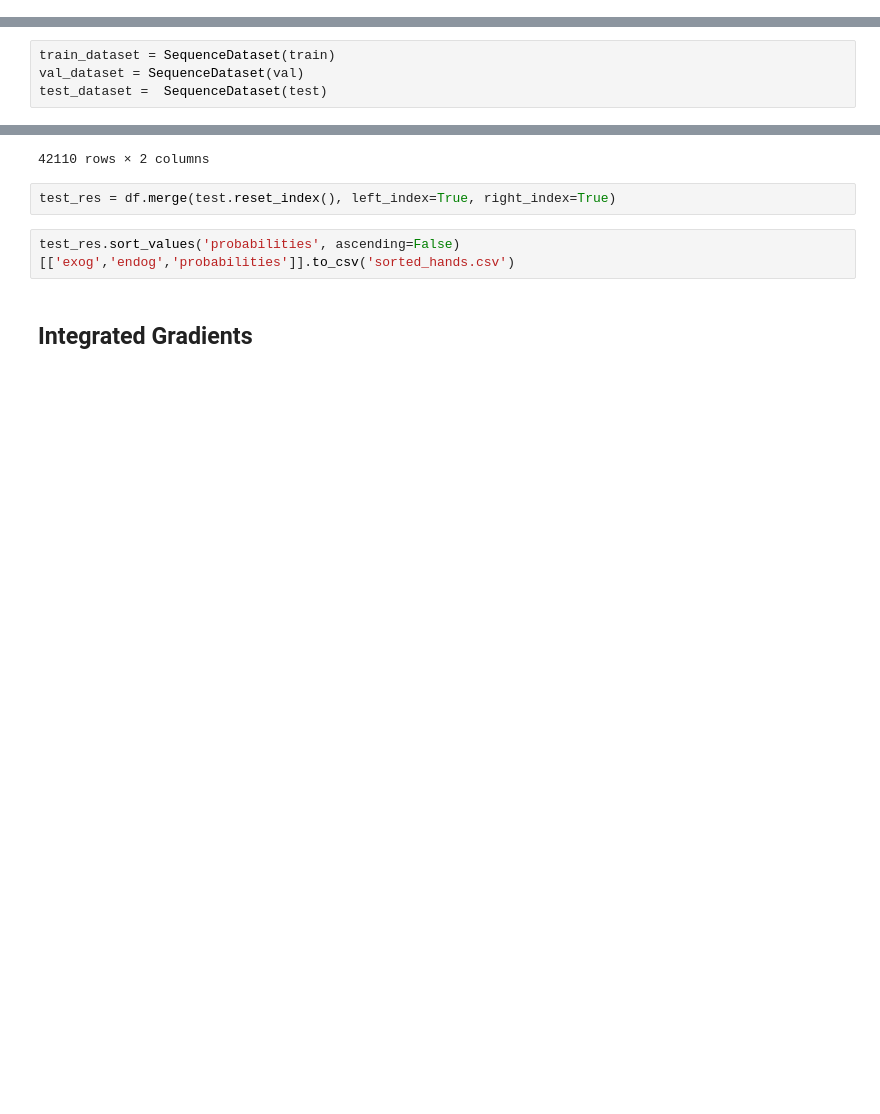
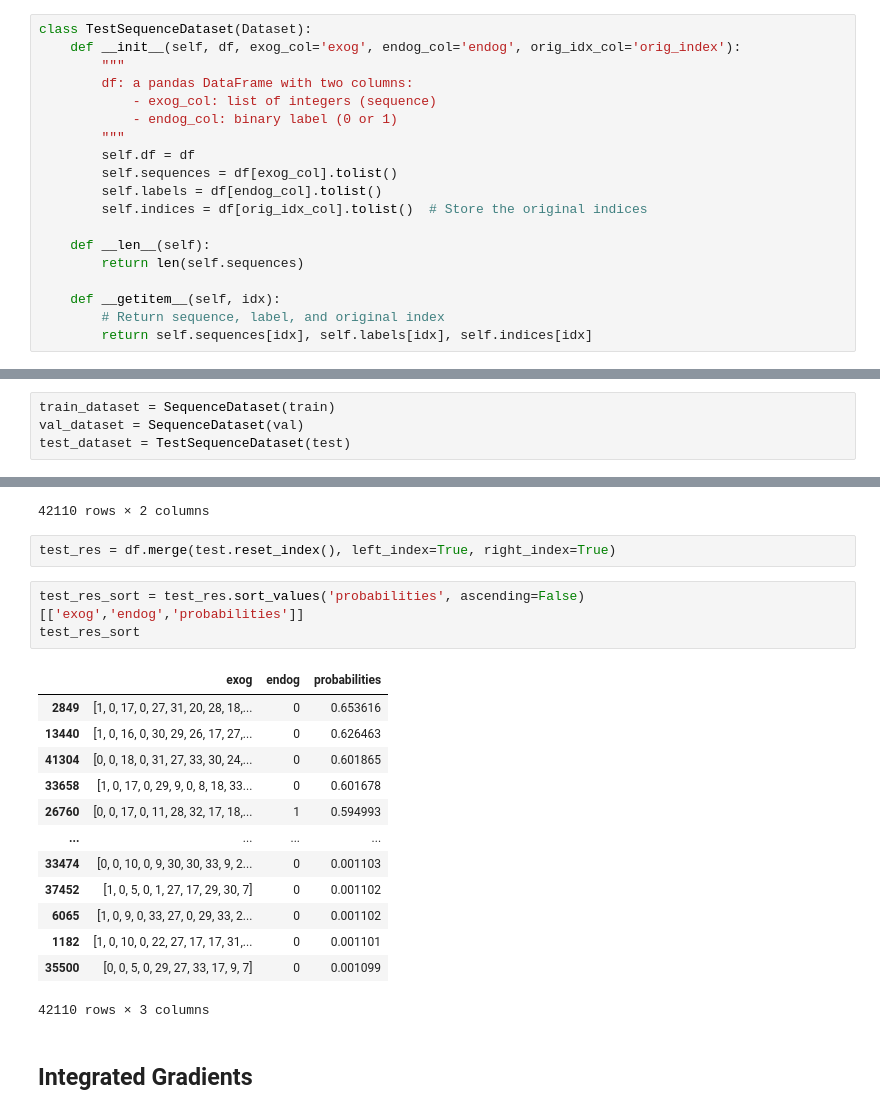
Before and after one commit to Efithor/riichi-dendrology, a Jupyter notebook: train_test.ipynb, the cells around one changed output, grey strips where cells are left out. Cells and saved outputs as stored; diff of their text form; blank space fills up the shorter version.

```diff
--- a/train_test.ipynb
+++ b/train_test.ipynb
@@ -282,3 +315,22 @@ val.to_csv('run_3_11_2025/val.csv')
+# %%
+class TestSequenceDataset(Dataset):
+    def __init__(self, df, exog_col='exog', endog_col='endog', orig_idx_col='orig_index'):
+        """
+        df: a pandas DataFrame with two columns:
+            - exog_col: list of integers (sequence)
+            - endog_col: binary label (0 or 1)
+        """
+        self.df = df
+        self.sequences = df[exog_col].tolist()
+        self.labels = df[endog_col].tolist()
+        self.indices = df[orig_idx_col].tolist()  # Store the original indices
+
+    def __len__(self):
+        return len(self.sequences)
+
+    def __getitem__(self, idx):
+        # Return sequence, label, and original index
+        return self.sequences[idx], self.labels[idx], self.indices[idx]
 # %%
 val.shape
 # %% [output]
@@ -288,7 +340,7 @@ val.shape
 # %%
 train_dataset = SequenceDataset(train)
 val_dataset = SequenceDataset(val)
-test_dataset =  SequenceDataset(test)
+test_dataset = TestSequenceDataset(test)
 # %%
 train_loader = DataLoader(train_dataset,
                           batch_size=8192,
@@ -380,7 +437,22 @@ test
 # %%
 test_res = df.merge(test.reset_index(), left_index=True, right_index=True)
 # %%
-test_res.sort_values('probabilities', ascending=False)[['exog','endog','probabilities']].to_csv('sorted_hands.csv')
+test_res_sort = test_res.sort_values('probabilities', ascending=False)[['exog','endog','probabilities']]
+test_res_sort
+# %% [output]
+|  | exog | endog | probabilities |
+| 2849 | [1, 0, 17, 0, 27, 31, 20, 28, 18,... | 0 | 0.653616 |
+| 13440 | [1, 0, 16, 0, 30, 29, 26, 17, 27,... | 0 | 0.626463 |
+| 41304 | [0, 0, 18, 0, 31, 27, 33, 30, 24,... | 0 | 0.601865 |
+| 33658 | [1, 0, 17, 0, 29, 9, 0, 8, 18, 33... | 0 | 0.601678 |
+| 26760 | [0, 0, 17, 0, 11, 28, 32, 17, 18,... | 1 | 0.594993 |
+| ... | ... | ... | ... |
+| 33474 | [0, 0, 10, 0, 9, 30, 30, 33, 9, 2... | 0 | 0.001103 |
+| 37452 | [1, 0, 5, 0, 1, 27, 17, 29, 30, 7] | 0 | 0.001102 |
+| 6065 | [1, 0, 9, 0, 33, 27, 0, 29, 33, 2... | 0 | 0.001102 |
+| 1182 | [1, 0, 10, 0, 22, 27, 17, 17, 31,... | 0 | 0.001101 |
+| 35500 | [0, 0, 5, 0, 29, 27, 33, 17, 9, 7] | 0 | 0.001099 |
+42110 rows × 3 columns
 # %% [markdown]
 ## Integrated Gradients
 # %%
```
Also changed, not shown: parts of 22 cells of this notebook.
